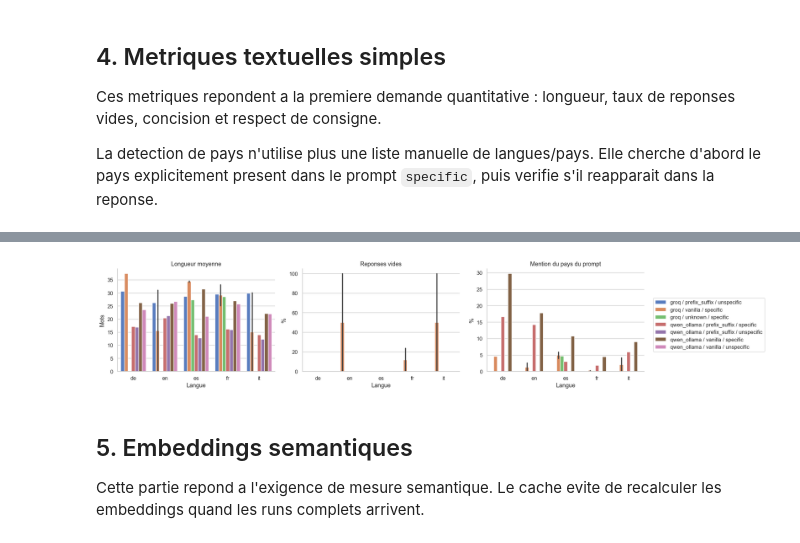
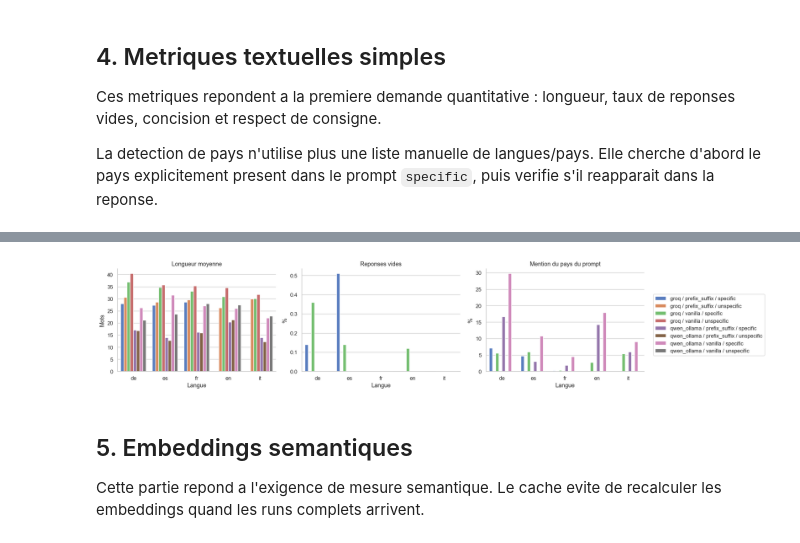
Before and after one commit to BaudrandPaulAlexandre/App-multi-LLM, a Jupyter notebook: notebooks/analyse_lot_d_final.ipynb, the cells around one changed output, grey strips where cells are left out. Cells and saved outputs as stored; diff of their text form; code cells hidden in the pictures.

```diff
--- a/notebooks/analyse_lot_d_final.ipynb
+++ b/notebooks/analyse_lot_d_final.ipynb
@@ -110,6 +106,18 @@ OUTPUT_RE = re.compile(r"^(?P<lang>[a-z]{2})_(?P<dataset>specific|unspecific)_ou
 def read_json(path):
     try:
         return json.loads(path.read_text(encoding="utf-8"))
+    except Exception:
+        return {}
+
+
+def read_yaml_config(path):
+    """Lit config_snapshot.yaml (sauvegarde par le pipeline) en fallback.
+    Utile quand run_metadata.json est absent (run interrompu : quota, timeout)."""
+    if not path.exists():
+        return {}
+    try:
+        import yaml
+        return yaml.safe_load(path.read_text(encoding="utf-8")) or {}
     except Exception:
         return {}
 
@@ -130,6 +138,8 @@ def normalize_strategy(value, run_name):
         return "tuned"
     if raw in {"rewrite", "rewriting", "reformulation"} or "rewrite" in name:
         return "rewrite"
+    if raw in {"prefix_suffix", "prefix", "suffix"} or "prefix" in name or "suffix" in name:
+        return "prefix_suffix"
     if raw in {"system_prompt", "prompting"} or "system" in name:
         return "system_prompt"
     return raw or "unknown"
@@ -157,11 +167,18 @@ def build_run_catalog(runs_dir=RUNS_DIR):
 
     for run_dir in sorted(path for path in runs_dir.iterdir() if path.is_dir()):
         metadata = read_json(run_dir / "run_metadata.json")
+        # Fallback config_snapshot.yaml si metadata absent/incomplet (run interrompu).
+        config = read_yaml_config(run_dir / "config_snapshot.yaml")
         run_name = run_dir.name
-        run_id = metadata.get("run_id") or run_name
+        run_id = metadata.get("run_id") or config.get("run_id") or run_name
         provider = infer_provider(metadata, run_name)
-        model = metadata.get("model") or metadata.get("model_name") or "unknown"
-        strategy = normalize_strategy(metadata.get("strategy"), run_name)
+        if provider == "unknown":
+            provider = infer_provider(config, run_name)
+        model = (metadata.get("model") or metadata.get("model_name")
+                 or config.get("model") or "unknown")
+        strategy_raw = (metadata.get("strategy")
+                        or (config.get("prompting") or {}).get("strategy"))
+        strategy = normalize_strategy(strategy_raw, run_name)
         output_files = {}
 
         for file_path in run_dir.glob("*_output.jsonl"):
@@ -464,8 +507,9 @@ def summarize_metrics(df, group_cols):
             median_words=("answer_words", "median"),
             too_long_pct=("too_long", lambda values: values.mean() * 100),
             mentions_country_pct=("mentions_context_country", lambda values: values.mean() * 100),
-            vague_pct=("is_vague", lambda values: values.mean() * 100),
-            stereotype_risk_pct=("stereotype_risk", lambda values: values.mean() * 100),
+            vague_kw_pct=("vague_keyword_hit", lambda values: values.mean() * 100),
+            stereotype_kw_pct=("stereotype_keyword_hit", lambda values: values.mean() * 100),
+            lang_mismatch_pct=("lang_mismatch", lambda values: values.mean() * 100),
         )
         .round(2)
         .reset_index()
@@ -478,5 +522,14 @@ language_summary = summarize_metrics(df_all, ["provider", "model", "strategy", "
 
 display(run_summary)
 display(language_summary)
+
+# Verification dediee de la langue de reponse (exigence du sujet).
+if "lang_mismatch" in df_all.columns:
+    lang_check = (
+        df_all.groupby(["provider", "strategy", "dataset_type", "language"])["lang_mismatch"]
+        .mean().mul(100).round(1).reset_index(name="lang_mismatch_pct")
+    )
+    print("Taux de reponse dans la mauvaise langue (%) :")
+    display(lang_check)
 # %% [output]
 |  | provider | model | strategy | dataset_type | n | empty_pct | avg_words | median_words | too_long_pct | ... |
@@ -508,29 +580,33 @@ display(language_summary)
 # %%
 if not language_summary.empty:
     fig, axes = plt.subplots(1, 3, figsize=(16, 4))
     plot_df = language_summary.copy()
     plot_df["condition"] = plot_df["provider"] + " / " + plot_df["strategy"] + " / " + plot_df["dataset_type"]
 
     sns.barplot(data=plot_df, x="language", y="avg_words", hue="condition", ax=axes[0])
     axes[0].set_title("Longueur moyenne")
     axes[0].set_ylabel("Mots")
 
     sns.barplot(data=plot_df, x="language", y="empty_pct", hue="condition", ax=axes[1])
     axes[1].set_title("Reponses vides")
     axes[1].set_ylabel("%")
 
     sns.barplot(data=plot_df, x="language", y="mentions_country_pct", hue="condition", ax=axes[2])
     axes[2].set_title("Mention du pays du prompt")
     axes[2].set_ylabel("%")
 
     for ax in axes:
         ax.set_xlabel("Langue")
         ax.legend_.remove()
     handles, labels = axes[0].get_legend_handles_labels()
     fig.legend(handles, labels, loc="center left", bbox_to_anchor=(1, 0.5))
     plt.tight_layout()
+
+    FIG_DIR = PROJECT_ROOT / "data" / "output" / "analysis" / "figures"
+    FIG_DIR.mkdir(parents=True, exist_ok=True)
+    fig.savefig(FIG_DIR / "metrics_par_langue.png", dpi=120, bbox_inches="tight")
 # %% [output]
-[figure, old version]
+[figure, new version]
 # %% [markdown]
 ## 5. Embeddings semantiques
 
```
Also changed, not shown: parts of 18 cells of this notebook, 47 other files.
